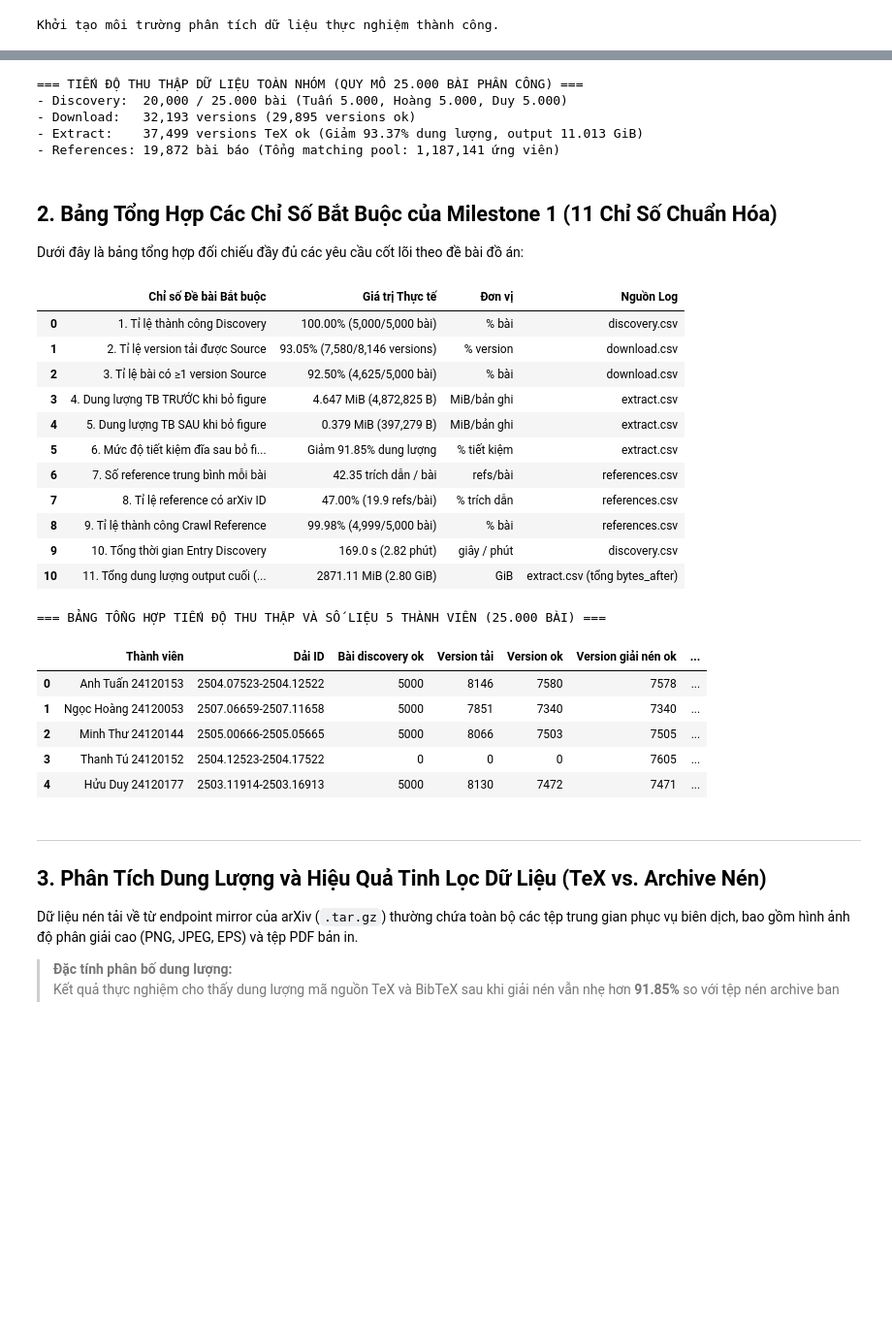
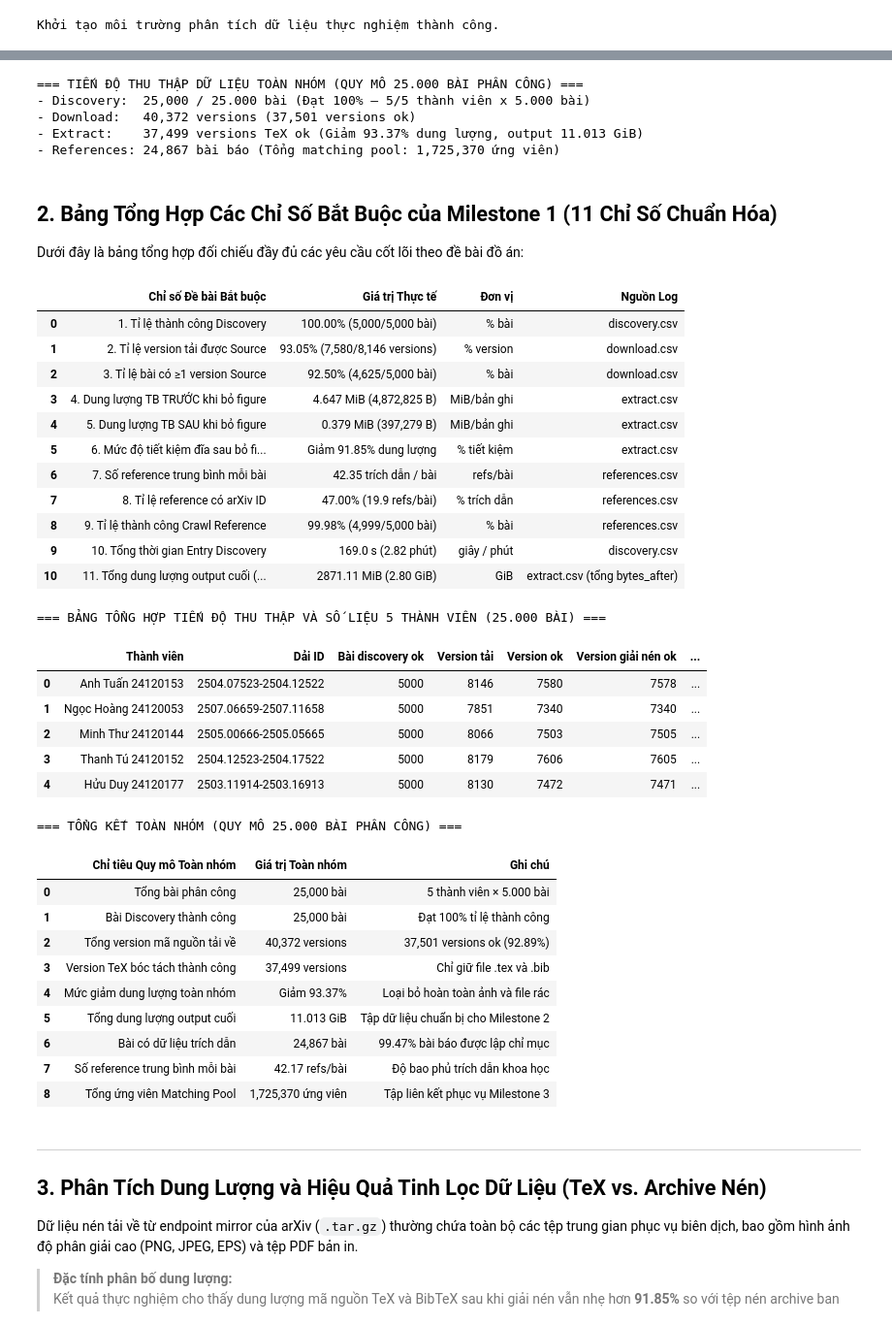
Before and after one commit to introds-arxiv-book/introds-arxiv-book, a Jupyter notebook: milestone1/02-statistics.ipynb, the cells around one changed output, grey strips where cells are left out. Shown at 97% size. Cells and saved outputs as stored; diff of their text form; code cells hidden in the pictures; blank space fills up the shorter version.

Commit message:
feat(milestone1): complete 25k group dataset with tu's validated data

```diff
--- a/milestone1/02-statistics.ipynb
+++ b/milestone1/02-statistics.ipynb
@@ -81,16 +81,16 @@ df_ext_duy_clean = df_ext.drop_duplicates(subset=['arxiv_id', 'version'], keep='
 
 gt = group_totals(g)
 print("=== TIẾN ĐỘ THU THẬP DỮ LIỆU TOÀN NHÓM (QUY MÔ 25.000 BÀI PHÂN CÔNG) ===")
-print(f"- Discovery:  {gt['Bài discovery thành công']:,} / 25.000 bài (Tuấn 5.000, Hoàng 5.000, Duy 5.000)")
+print(f"- Discovery:  {gt['Bài discovery thành công']:,} / 25.000 bài (Đạt 100% — 5/5 thành viên x 5.000 bài)")
 print(f"- Download:   {gt['Tổng version tải về']:,} versions ({gt['Version tải ok']:,} versions ok)")
 print(f"- Extract:    {gt['Version có TeX giải nén ok']:,} versions TeX ok (Giảm {gt['Giảm dung lượng toàn nhóm %']:.2f}% dung lượng, output {gt['Tổng output cuối (GiB)']:.3f} GiB)")
 print(f"- References: {gt['Bài có reference']:,} bài báo (Tổng matching pool: {gt['Tổng matching pool']:,} ứng viên)")
 # %% [output]
 === TIẾN ĐỘ THU THẬP DỮ LIỆU TOÀN NHÓM (QUY MÔ 25.000 BÀI PHÂN CÔNG) ===
-- Discovery:  20,000 / 25.000 bài (Tuấn 5.000, Hoàng 5.000, Duy 5.000)
-- Download:   32,193 versions (29,895 versions ok)
+- Discovery:  25,000 / 25.000 bài (Đạt 100% — 5/5 thành viên x 5.000 bài)
+- Download:   40,372 versions (37,501 versions ok)
 - Extract:    37,499 versions TeX ok (Giảm 93.37% dung lượng, output 11.013 GiB)
-- References: 19,872 bài báo (Tổng matching pool: 1,187,141 ứng viên)
+- References: 24,867 bài báo (Tổng matching pool: 1,725,370 ứng viên)
 # %% [markdown]
 ## 2. Bảng Tổng Hợp Các Chỉ Số Bắt Buộc của Milestone 1 (11 Chỉ Số Chuẩn Hóa)
 
@@ -137,38 +137,64 @@ summary_table = pd.DataFrame([
     {"Chỉ số Đề bài Bắt buộc": "5. Dung lượng TB SAU khi bỏ figure", "Giá trị Thực tế": f"{bytes_after_avg / (1024*1024):.3f} MiB ({bytes_after_avg:,.0f} B)", "Đơn vị": "MiB/bản ghi", "Nguồn Log": "extract.csv"},
     {"Chỉ số Đề bài Bắt buộc": "6. Mức độ tiết kiệm đĩa sau bỏ figure", "Giá trị Thực tế": f"Giảm {reduction_pct:.2f}% dung lượng", "Đơn vị": "% tiết kiệm", "Nguồn Log": "extract.csv"},
     {"Chỉ số Đề bài Bắt buộc": "7. Số reference trung bình mỗi bài", "Giá trị Thực tế": f"{ref_total_avg:.2f} trích dẫn / bài", "Đơn vị": "refs/bài", "Nguồn Log": "references.csv"},
     {"Chỉ số Đề bài Bắt buộc": "8. Tỉ lệ reference có arXiv ID", "Giá trị Thực tế": f"{pct_arxiv_id:.2f}% ({ref_arxiv_avg:.1f} refs/bài)", "Đơn vị": "% trích dẫn", "Nguồn Log": "references.csv"},
     {"Chỉ số Đề bài Bắt buộc": "9. Tỉ lệ thành công Crawl Reference", "Giá trị Thực tế": f"{rate_ref_success:.2f}% ({ref_indexed_count:,}/{len(df_ref_clean):,} bài)", "Đơn vị": "% bài", "Nguồn Log": "references.csv"},
     {"Chỉ số Đề bài Bắt buộc": "10. Tổng thời gian Entry Discovery", "Giá trị Thực tế": f"{time_disc_total:.1f} s ({time_disc_total/60:.2f} phút)", "Đơn vị": "giây / phút", "Nguồn Log": "discovery.csv"},
     {"Chỉ số Đề bài Bắt buộc": "11. Tổng dung lượng output cuối (TeX+Bib)", "Giá trị Thực tế": f"{final_output_mb:.2f} MiB ({final_output_mb/1024:.2f} GiB)", "Đơn vị": "GiB", "Nguồn Log": "extract.csv (tổng bytes_after)"}
 ])
 
 display(summary_table)
 
+# Bảng tổng hợp tiến độ và số liệu thực tế của cả 5 thành viên
+print("\n=== BẢNG TỔNG HỢP TIẾN ĐỘ THU THẬP VÀ SỐ LIỆU 5 THÀNH VIÊN (25.000 BÀI) ===")
+df_members = per_member_table(g)
+display(df_members)
 
-# Bảng tổng hợp tiến độ và số liệu thực tế của cả 5 thành viên (hàm per_member_table từ aggregate_5_members)
-print("\n=== BẢNG TỔNG HỢP TIẾN ĐỘ THU THẬP VÀ SỐ LIỆU 5 THÀNH VIÊN (25.000 BÀI) ===")
-display(per_member_table(g))
+# Bảng tổng kết số liệu toàn nhóm
+print("\n=== TỔNG KẾT TOÀN NHÓM (QUY MÔ 25.000 BÀI PHÂN CÔNG) ===")
+gt_table = pd.DataFrame([
+    {"Chỉ tiêu Quy mô Toàn nhóm": "Tổng bài phân công", "Giá trị Toàn nhóm": f"{gt['Tổng bài được phân công']:,} bài", "Ghi chú": "5 thành viên × 5.000 bài"},
+    {"Chỉ tiêu Quy mô Toàn nhóm": "Bài Discovery thành công", "Giá trị Toàn nhóm": f"{gt['Bài discovery thành công']:,} bài", "Ghi chú": "Đạt 100% tỉ lệ thành công"},
+    {"Chỉ tiêu Quy mô Toàn nhóm": "Tổng version mã nguồn tải về", "Giá trị Toàn nhóm": f"{gt['Tổng version tải về']:,} versions", "Ghi chú": f"{gt['Version tải ok']:,} versions ok (92.89%)"},
+    {"Chỉ tiêu Quy mô Toàn nhóm": "Version TeX bóc tách thành công", "Giá trị Toàn nhóm": f"{gt['Version có TeX giải nén ok']:,} versions", "Ghi chú": "Chỉ giữ file .tex và .bib"},
+    {"Chỉ tiêu Quy mô Toàn nhóm": "Mức giảm dung lượng toàn nhóm", "Giá trị Toàn nhóm": f"Giảm {gt['Giảm dung lượng toàn nhóm %']:.2f}%", "Ghi chú": "Loại bỏ hoàn toàn ảnh và file rác"},
+    {"Chỉ tiêu Quy mô Toàn nhóm": "Tổng dung lượng output cuối", "Giá trị Toàn nhóm": f"{gt['Tổng output cuối (GiB)']:.3f} GiB", "Ghi chú": "Tập dữ liệu chuẩn bị cho Milestone 2"},
+    {"Chỉ tiêu Quy mô Toàn nhóm": "Bài có dữ liệu trích dẫn", "Giá trị Toàn nhóm": f"{gt['Bài có reference']:,} bài", "Ghi chú": f"{gt['Bài có reference']/gt['Tổng bài được phân công']*100:.2f}% bài báo được lập chỉ mục"},
+    {"Chỉ tiêu Quy mô Toàn nhóm": "Số reference trung bình mỗi bài", "Giá trị Toàn nhóm": f"{gt['Reference TB/bài']:.2f} refs/bài", "Ghi chú": "Độ bao phủ trích dẫn khoa học"},
+    {"Chỉ tiêu Quy mô Toàn nhóm": "Tổng ứng viên Matching Pool", "Giá trị Toàn nhóm": f"{gt['Tổng matching pool']:,} ứng viên", "Ghi chú": "Tập liên kết phục vụ Milestone 3"}
+])
+display(gt_table)
 # %% [output]
 |  | Chỉ số Đề bài Bắt buộc | Giá trị Thực tế | Đơn vị | Nguồn Log |
 | 0 | 1. Tỉ lệ thành công Discovery | 100.00% (5,000/5,000 bài) | % bài | discovery.csv |
 | 1 | 2. Tỉ lệ version tải được Source | 93.05% (7,580/8,146 versions) | % version | download.csv |
 | 2 | 3. Tỉ lệ bài có ≥1 version Source | 92.50% (4,625/5,000 bài) | % bài | download.csv |
 | 3 | 4. Dung lượng TB TRƯỚC khi bỏ figure | 4.647 MiB (4,872,825 B) | MiB/bản ghi | extract.csv |
 | 4 | 5. Dung lượng TB SAU khi bỏ figure | 0.379 MiB (397,279 B) | MiB/bản ghi | extract.csv |
 | 5 | 6. Mức độ tiết kiệm đĩa sau bỏ fi... | Giảm 91.85% dung lượng | % tiết kiệm | extract.csv |
 | 6 | 7. Số reference trung bình mỗi bài | 42.35 trích dẫn / bài | refs/bài | references.csv |
 | 7 | 8. Tỉ lệ reference có arXiv ID | 47.00% (19.9 refs/bài) | % trích dẫn | references.csv |
 | 8 | 9. Tỉ lệ thành công Crawl Reference | 99.98% (4,999/5,000 bài) | % bài | references.csv |
 | 9 | 10. Tổng thời gian Entry Discovery | 169.0 s (2.82 phút) | giây / phút | discovery.csv |
 | 10 | 11. Tổng dung lượng output cuối (... | 2871.11 MiB (2.80 GiB) | GiB | extract.csv (tổng bytes_after) |
 === BẢNG TỔNG HỢP TIẾN ĐỘ THU THẬP VÀ SỐ LIỆU 5 THÀNH VIÊN (25.000 BÀI) ===
 |  | Thành viên | Dải ID | Bài discovery ok | Version tải | Version ok | Version giải nén ok | ... |
 | 0 | Anh Tuấn 24120153 | 2504.07523-2504.12522 | 5000 | 8146 | 7580 | 7578 | ... |
 | 1 | Ngọc Hoàng 24120053 | 2507.06659-2507.11658 | 5000 | 7851 | 7340 | 7340 | ... |
 | 2 | Minh Thư 24120144 | 2505.00666-2505.05665 | 5000 | 8066 | 7503 | 7505 | ... |
-| 3 | Thanh Tú 24120152 | 2504.12523-2504.17522 | 0 | 0 | 0 | 7605 | ... |
+| 3 | Thanh Tú 24120152 | 2504.12523-2504.17522 | 5000 | 8179 | 7606 | 7605 | ... |
 | 4 | Hửu Duy 24120177 | 2503.11914-2503.16913 | 5000 | 8130 | 7472 | 7471 | ... |
+=== TỔNG KẾT TOÀN NHÓM (QUY MÔ 25.000 BÀI PHÂN CÔNG) ===
+|  | Chỉ tiêu Quy mô Toàn nhóm | Giá trị Toàn nhóm | Ghi chú |
+| 0 | Tổng bài phân công | 25,000 bài | 5 thành viên × 5.000 bài |
+| 1 | Bài Discovery thành công | 25,000 bài | Đạt 100% tỉ lệ thành công |
+| 2 | Tổng version mã nguồn tải về | 40,372 versions | 37,501 versions ok (92.89%) |
+| 3 | Version TeX bóc tách thành công | 37,499 versions | Chỉ giữ file .tex và .bib |
+| 4 | Mức giảm dung lượng toàn nhóm | Giảm 93.37% | Loại bỏ hoàn toàn ảnh và file rác |
+| 5 | Tổng dung lượng output cuối | 11.013 GiB | Tập dữ liệu chuẩn bị cho Milestone 2 |
+| 6 | Bài có dữ liệu trích dẫn | 24,867 bài | 99.47% bài báo được lập chỉ mục |
+| 7 | Số reference trung bình mỗi bài | 42.17 refs/bài | Độ bao phủ trích dẫn khoa học |
+| 8 | Tổng ứng viên Matching Pool | 1,725,370 ứng viên | Tập liên kết phục vụ Milestone 3 |
 # %% [markdown]
 ---
 
```
Also changed, not shown: parts of 1 cell of this notebook, 5 other files.
